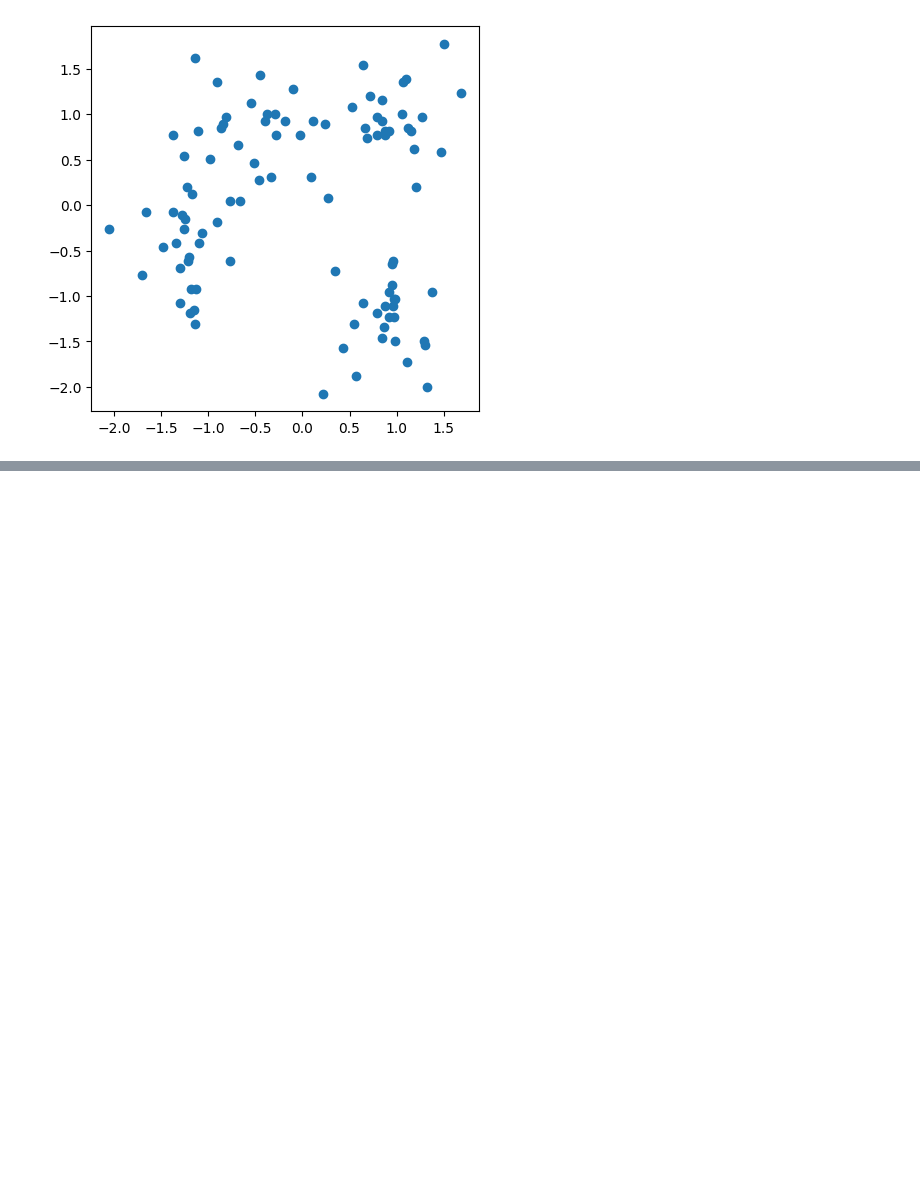
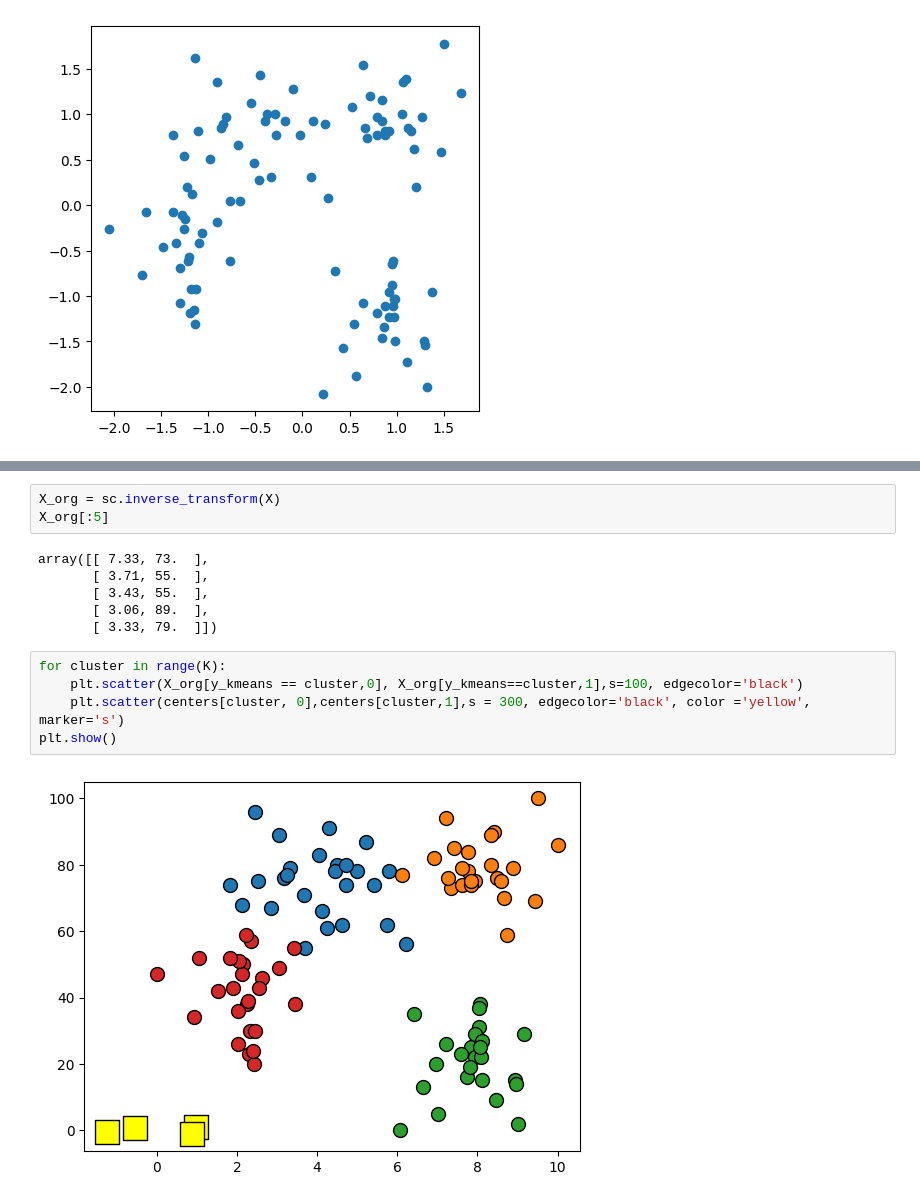
Before and after one commit to xangmln/ML_inflearn, a Jupyter notebook: K-Means.ipynb, the cells around one changed output, grey strips where cells are left out. Saved outputs shown, nothing was run; the diff lists cells and outputs as text; blank space fills up the shorter version.

```diff
--- a/K-Means.ipynb
+++ b/K-Means.ipynb
@@ -54,0 +98,16 @@ plt.show()
+# %%
+X_org = sc.inverse_transform(X)
+X_org[:5]
+# %% [output]
+array([[ 7.33, 73.  ],
+       [ 3.71, 55.  ],
+       [ 3.43, 55.  ],
+       [ 3.06, 89.  ],
+       [ 3.33, 79.  ]])
+# %%
+for cluster in range(K):
+    plt.scatter(X_org[y_kmeans == cluster,0], X_org[y_kmeans==cluster,1],s=100, edgecolor='black')
+    plt.scatter(centers[cluster, 0],centers[cluster,1],s = 300, edgecolor='black', color ='yellow', marker='s')
+plt.show()
+# %% [output]
+[figure, added]
```
Also changed, not shown: parts of 10 cells of this notebook.
